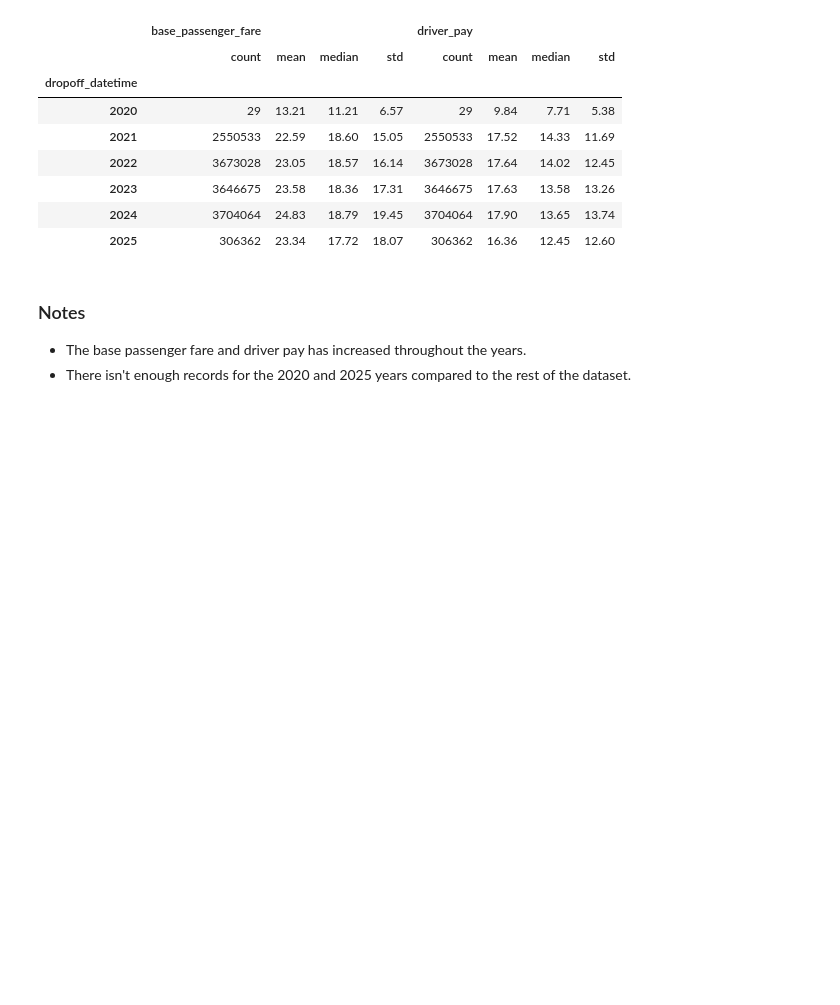
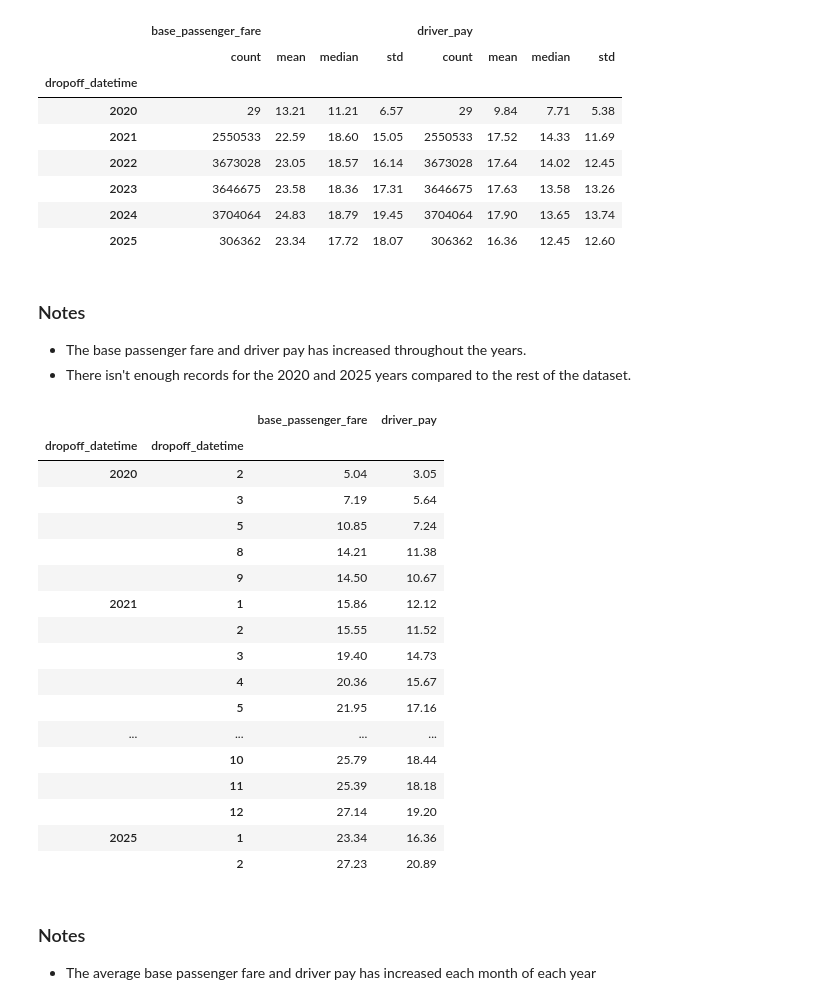
Before and after one commit to kazirshahria/nyc_trip_data_analysis, a Jupyter notebook: project/04_analysis.ipynb, the cells around one changed output. Saved outputs shown, nothing was run; the diff lists cells and outputs as text; code cells hidden in the pictures; blank space fills up the shorter version.

Commit message:
Added the average change of pay by years and months

```diff
--- a/project/04_analysis.ipynb
+++ b/project/04_analysis.ipynb
@@ -220,3 +232,29 @@ df.groupby([df["dropoff_datetime"].dt.year])[["base_passenger_fare", "driver_pay
 
 - The base passenger fare and driver pay has increased throughout the years.
 - There isn't enough records for the 2020 and 2025 years compared to the rest of the dataset.
+# %%
+# Average base passenger fare and driver pay by each year and month
+df.groupby([df["dropoff_datetime"].dt.year, df["dropoff_datetime"].dt.month])[["base_passenger_fare", "driver_pay"]].mean()
+# %% [output]
+|  |  | base_passenger_fare | driver_pay |
+| dropoff_datetime | dropoff_datetime |  |  |
+| 2020 | 2 | 5.04 | 3.05 |
+|  | 3 | 7.19 | 5.64 |
+|  | 5 | 10.85 | 7.24 |
+|  | 8 | 14.21 | 11.38 |
+|  | 9 | 14.50 | 10.67 |
+| 2021 | 1 | 15.86 | 12.12 |
+|  | 2 | 15.55 | 11.52 |
+|  | 3 | 19.40 | 14.73 |
+|  | 4 | 20.36 | 15.67 |
+|  | 5 | 21.95 | 17.16 |
+| ... | ... | ... | ... |
+|  | 10 | 25.79 | 18.44 |
+|  | 11 | 25.39 | 18.18 |
+|  | 12 | 27.14 | 19.20 |
+| 2025 | 1 | 23.34 | 16.36 |
+|  | 2 | 27.23 | 20.89 |
+# %% [markdown]
+### Notes
+
+- The average base passenger fare and driver pay has increased each month of each year
```
Also changed, not shown: parts of 4 cells of this notebook.
